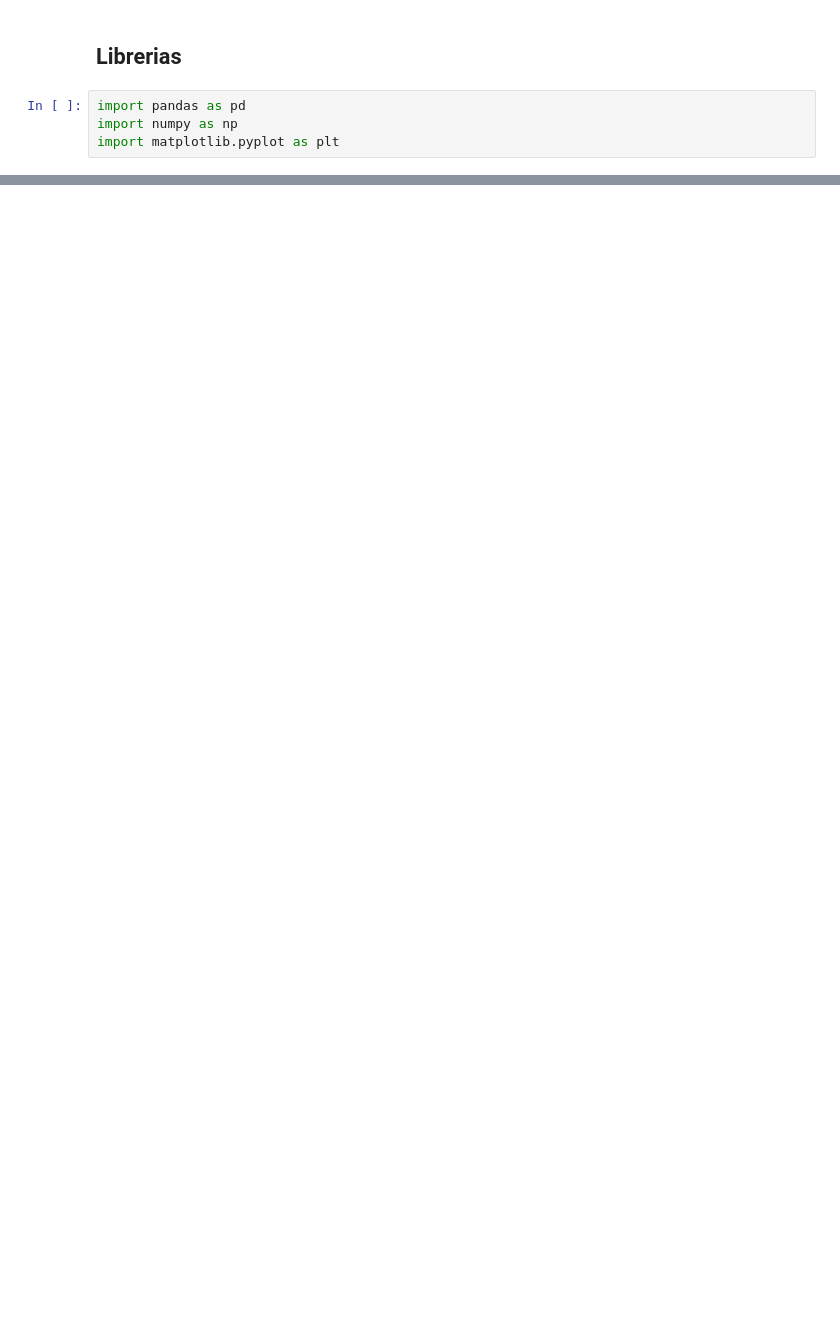
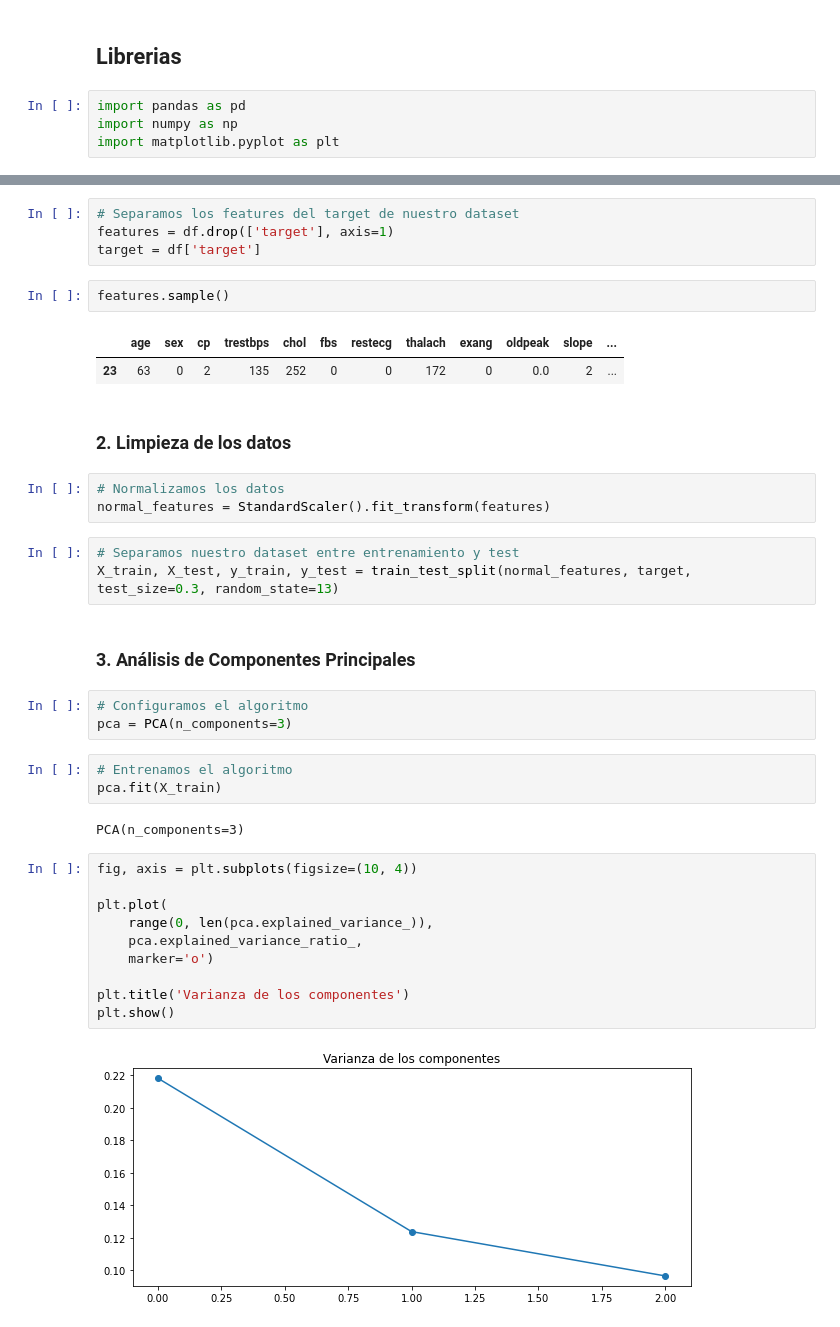
Before and after one commit to JuanFeA98/scikit-learn-professional, a Jupyter notebook: PCA.ipynb, the cells around one changed output, grey strips where cells are left out. Drawn from its saved outputs; the diff is of its cells as text; blank space fills up the shorter version.

```diff
--- a/PCA.ipynb
+++ b/PCA.ipynb
@@ -50,0 +46,39 @@ pr
+# %%
+# Separamos los features del target de nuestro dataset
+features = df.drop(['target'], axis=1)
+target = df['target']
+# %%
+features.sample()
+# %% [output]
+|  | age | sex | cp | trestbps | chol | fbs | restecg | thalach | exang | oldpeak | slope | ... |
+| 23 | 63 | 0 | 2 | 135 | 252 | 0 | 0 | 172 | 0 | 0.0 | 2 | ... |
+# %% [markdown]
+### **2. Limpieza de los datos**
+# %%
+# Normalizamos los datos
+normal_features = StandardScaler().fit_transform(features)
+# %%
+# Separamos nuestro dataset entre entrenamiento y test
+X_train, X_test, y_train, y_test = train_test_split(normal_features, target, test_size=0.3, random_state=13)
+# %% [markdown]
+### **3. Análisis de Componentes Principales**
+# %%
+# Configuramos el algoritmo
+pca = PCA(n_components=3)
+# %%
+# Entrenamos el algoritmo
+pca.fit(X_train)
+# %% [output]
+PCA(n_components=3)
+# %%
+fig, axis = plt.subplots(figsize=(10, 4))
+
+plt.plot(
+    range(0, len(pca.explained_variance_)),
+    pca.explained_variance_ratio_,
+    marker='o')
+
+plt.title('Varianza de los componentes')
+plt.show()
+# %% [output]
+[figure, added]
```
Also changed, not shown: parts of 24 cells of this notebook, 1 other file.
